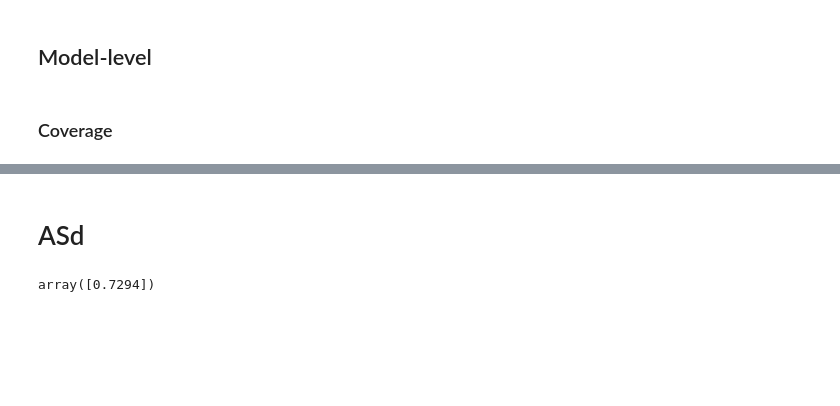
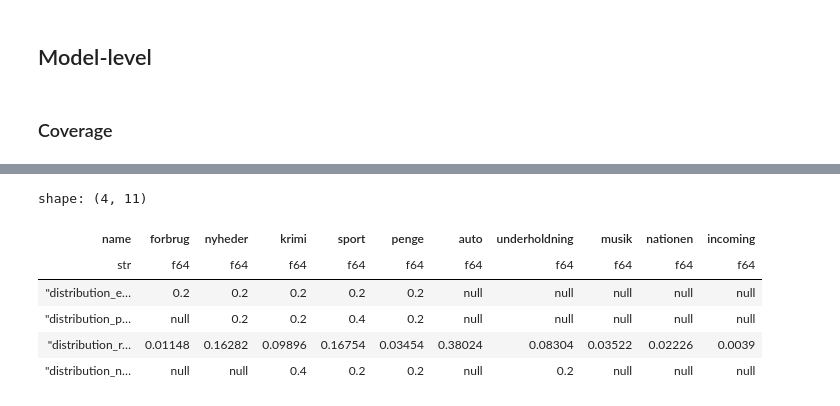
Before and after one commit to ebanalyse/ebnerd-benchmark, a Jupyter notebook: examples/03_beyond_accuracy/make_beyond_accuracy.ipynb, the cells around one changed output, grey strips where cells are left out. Saved outputs shown, nothing was run; the diff lists cells and outputs as text; code cells hidden in the pictures; blank space fills up the shorter version.

```diff
--- a/examples/03_beyond_accuracy/make_beyond_accuracy.ipynb
+++ b/examples/03_beyond_accuracy/make_beyond_accuracy.ipynb
@@ -438 +438,18 @@ coverage_dict
+# %%
+def compute_transform_distribution(
+    R,
+    lookup_dict: dict,
+    lookup_key: str,
+    suffix: str,
+):
+    # =>
+    distribution = Distribution()
+    return {
+        **{"name": f"{distribution.name}{suffix}"},
+        **distribution(
+            R,
+            lookup_dict=lookup_dict,
+            lookup_key=lookup_key,
+        ),
+    }
 # %% [markdown]
@@ -481,2 +456,0 @@ shape: (2, 9)
-# %% [markdown]
-# ASd
@@ -490,4 +457,17 @@ novelty = Novelty()
-# %%
-sentiment(n_candidates_editorial_picks, lookup_dict=candidate_dict, lookup_key="sentiment_score")
-# %% [output]
-array([0.7294])
+# %%
+df_distribution_category = pl.concat([
+    pl.DataFrame(compute_transform_distribution(n_candidates_editorial_picks, lookup_dict=candidate_dict, lookup_key=DEFAULT_CATEGORY_STR_COL, suffix="_editorial_picks")),
+    pl.DataFrame(compute_transform_distribution(n_candidates_popular, lookup_dict=candidate_dict, lookup_key=DEFAULT_CATEGORY_STR_COL, suffix="_popular")),
+    pl.DataFrame(compute_transform_distribution(n_candidates_random, lookup_dict=candidate_dict, lookup_key=DEFAULT_CATEGORY_STR_COL, suffix="_random")),
+    pl.DataFrame(compute_transform_distribution(n_candidates_newest, lookup_dict=candidate_dict, lookup_key=DEFAULT_CATEGORY_STR_COL, suffix="_newest")),
+], how="diagonal")
+# =>
+df_distribution_category
+# %% [output]
+shape: (4, 11)
+| name | forbrug | nyheder | krimi | sport | penge | auto | underholdning | musik | nationen | incoming |
+| str | f64 | f64 | f64 | f64 | f64 | f64 | f64 | f64 | f64 | f64 |
+| "distribution_e… | 0.2 | 0.2 | 0.2 | 0.2 | 0.2 | null | null | null | null | null |
+| "distribution_p… | null | 0.2 | 0.2 | 0.4 | 0.2 | null | null | null | null | null |
+| "distribution_r… | 0.01148 | 0.16282 | 0.09896 | 0.16754 | 0.03454 | 0.38024 | 0.08304 | 0.03522 | 0.02226 | 0.0039 |
+| "distribution_n… | null | null | 0.4 | 0.2 | 0.2 | null | 0.2 | null | null | null |
```
Also changed, not shown: parts of 20 cells of this notebook, 1 other file.
